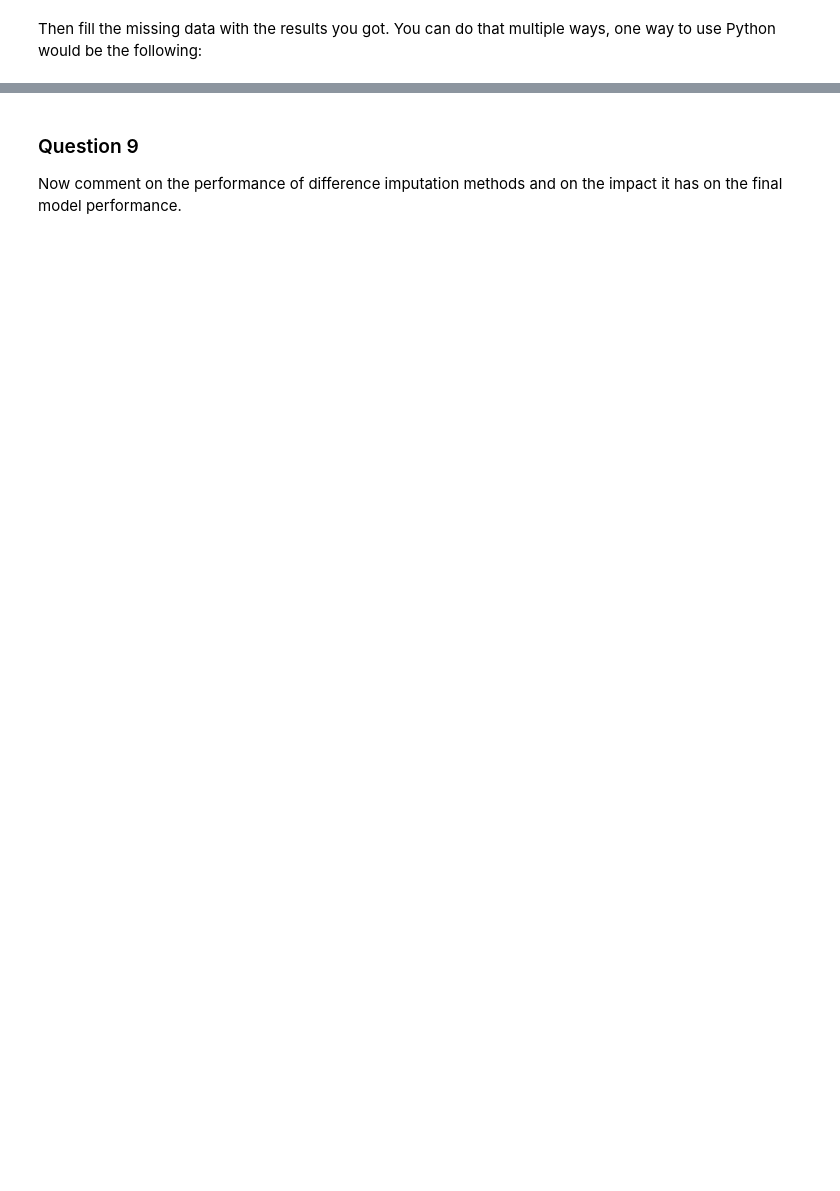
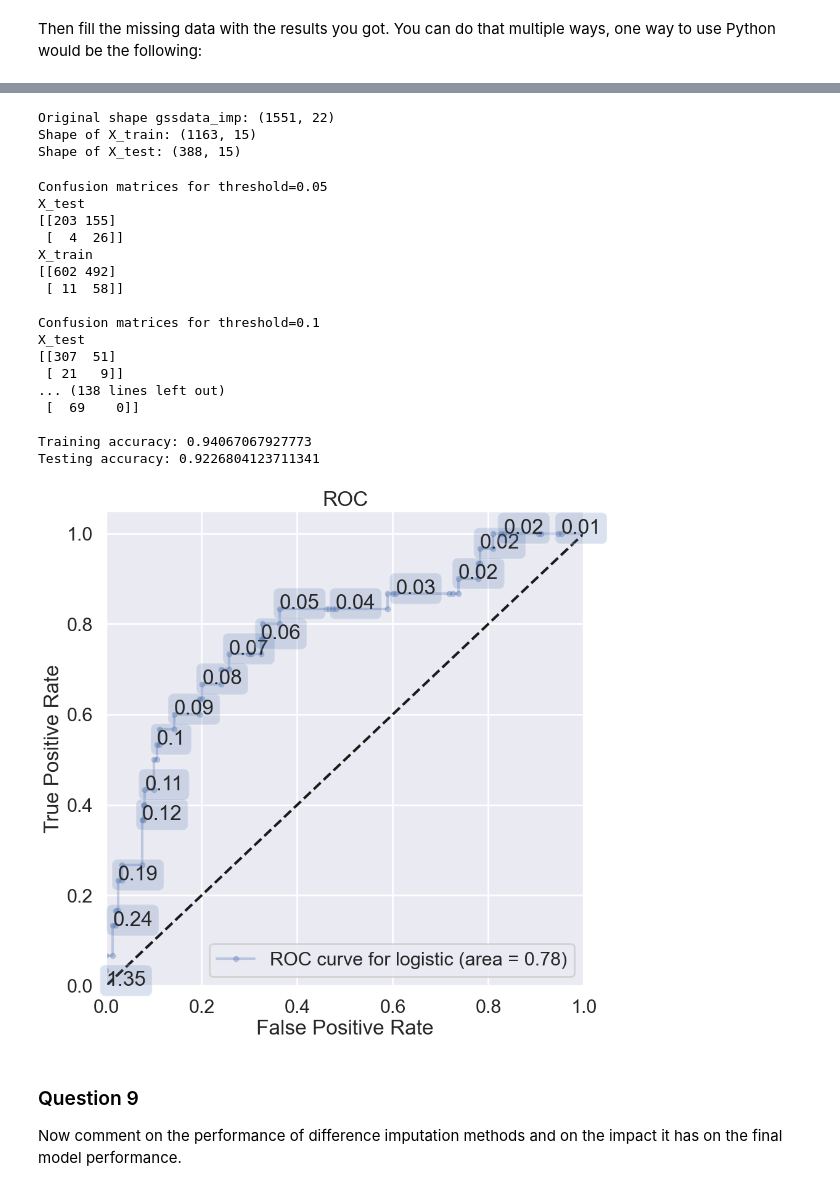
Before and after one commit to noah18c/Data_analysis, a Jupyter notebook: clinic_3/clinic3_starter_2024.ipynb, the cells around one changed output, grey strips where cells are left out. Saved outputs shown, nothing was run; the diff lists cells and outputs as text; code cells hidden in the pictures; blank space fills up the shorter version.

Commit message:
q8 done, but need fixing with split

```diff
--- a/clinic_3/clinic3_starter_2024.ipynb
+++ b/clinic_3/clinic3_starter_2024.ipynb
@@ -665,3 +672,14 @@ b) use these values to impute back into the income variable in the missing entri
+# %%
+#train a model
+X_train = gssnew_nonan.drop(['income'],axis=1)
+Y_train = gssnew_nonan['income']
+
+X_impute = impute_data.drop(['income'],axis=1)
+
+alphas = np.arange(0.1, 1000, .1)
+income_reg_model = lm.RidgeCV(alphas=alphas,cv=5).fit(X_train,Y_train)
+
+income = income_reg_model.predict(X_impute)
 # %% [markdown]
 Then fill the missing data with the results you got. You can do that multiple ways, one way to use Python would be the following:
 # %%
@@ -679,19 +708,71 @@ gssdata_imp['income'].describe()
 ###here, do a proper train/test split and a model training
 
 #Now we will split the data before fitting any models, feel free to change this/adapt this to your taste
+
+itrain, itest = train_test_split(range(gssdata_imp.shape[0]), test_size=0.25)
+
+gsstemp = gssdata_imp.drop(['poorhealth','health','sex','sexornt','partyid','race','notpoorhealth'], axis=1)
+
+X_train = gsstemp.iloc[itrain, :]
+X_test = gsstemp.iloc[itest, :]
+y_train = gssdata_imp['poorhealth'].iloc[itrain]
+y_test = gssdata_imp['poorhealth'].iloc[itest]
+
+print('Original shape gssdata_imp:',gssdata_imp.shape)
+print('Shape of X_train:',X_train.shape)
+print('Shape of X_test:',X_test.shape)
+# %% [output]
+Original shape gssdata_imp: (1551, 22)
+Shape of X_train: (1163, 15)
+Shape of X_test: (388, 15)
 # %%
 #here you fit a model
 #should be called logit3
+logit3 = LogisticRegressionCV(cv=10,max_iter=1000)
+logit3.fit(X_train, y_train);
 # %%
 #MAKE CONFUSION TABLES FOR DIFFERENT THRESHOLDS AND DRAW THE AUROC CURVE
 #####################
+i = 0.05
+while i < 1.0:
+    print(f'Confusion matrices for threshold={i}')
+    print('X_test')
+    print(confusion_matrix(y_test,t_repredict(logit3, i, X_test)))
+    print('X_train')
+    print(confusion_matrix(y_train,t_repredict(logit3, i, X_train)))
+    print()
+    i=round(i+0.05,ndigits=2)
+
+print(f'Training accuracy: {accuracy_score(y_train,logit3.predict(X_train))}')
+print(f'Testing accuracy: {accuracy_score(y_test,logit3.predict(X_test))}')
+
+
 # your code here: create an ROC curve
 #####################
 
 sns.set_context("poster")
 fig, ax = plt.subplots(figsize = (10,10))
-#here add code
+ax=make_roc("logistic",logit2, y_test, X_test, labe=4, skip=0)
 plt.show()
+# %% [output]
+Confusion matrices for threshold=0.05
+X_test
+[[203 155]
+ [  4  26]]
+X_train
+[[602 492]
+ [ 11  58]]
+
+Confusion matrices for threshold=0.1
+X_test
+[[307  51]
+ [ 21   9]]
+... (138 lines left out)
+ [  69    0]]
+
+Training accuracy: 0.94067067927773
+Testing accuracy: 0.9226804123711341
+[figure, added]
 # %% [markdown]
 ### Question 9 <a name="q9"></a>
 
```
Also changed, not shown: parts of 18 cells of this notebook.
